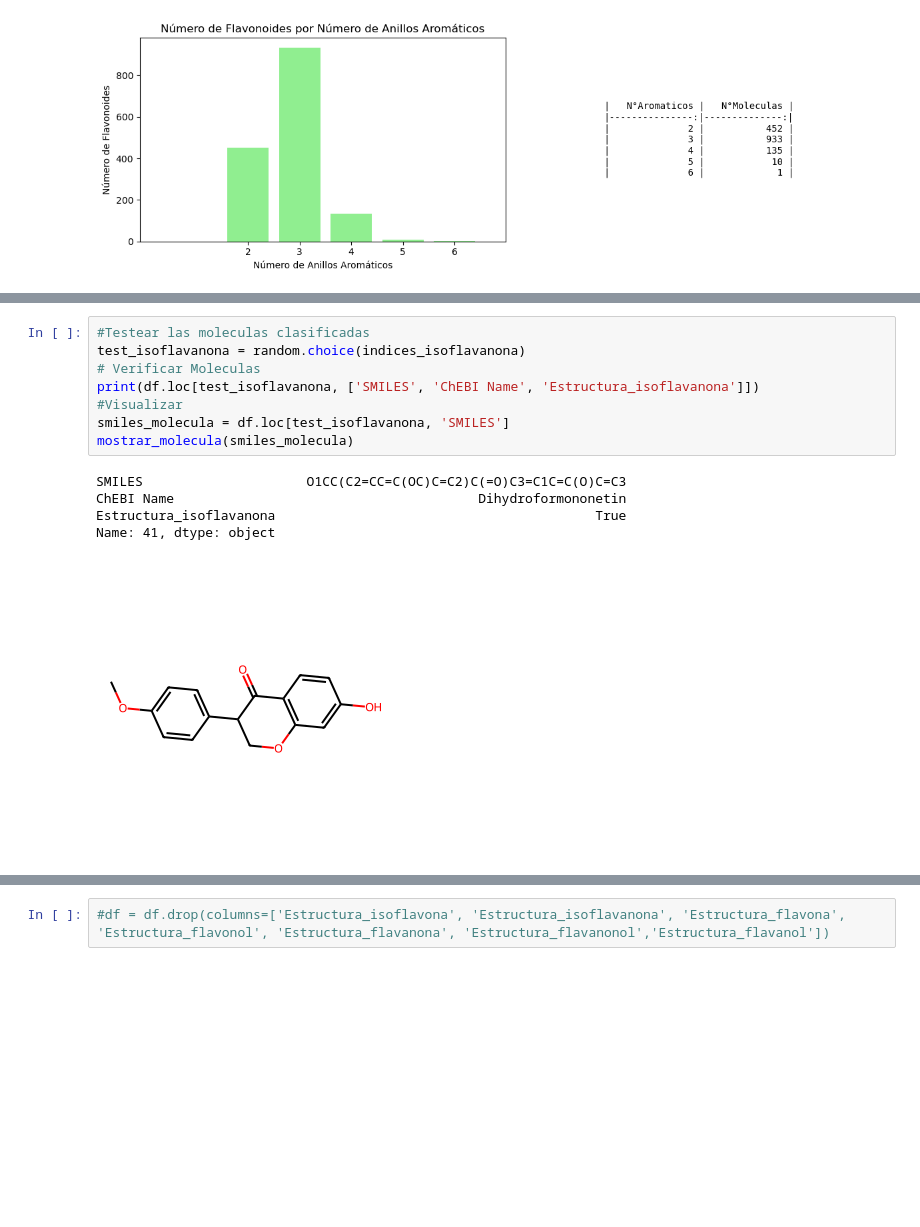
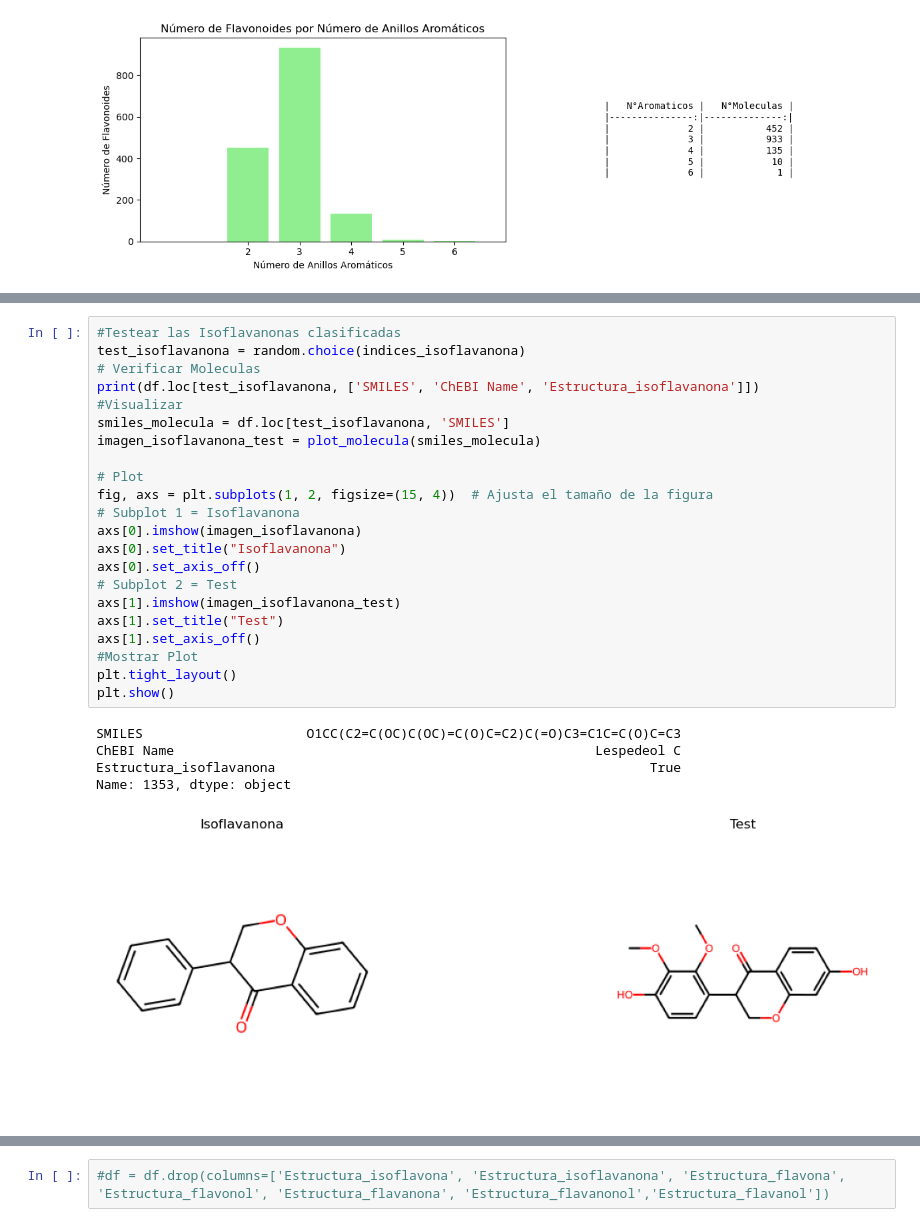
Before and after one commit to mauriciocruzriveros/BasededatosFlavonoides, a Jupyter notebook: flavonoids_collab.ipynb, the cells around one changed output, grey strips where cells are left out. Drawn from its saved outputs; the diff is of its cells as text; blank space fills up the shorter version.

```diff
--- a/flavonoids_collab.ipynb
+++ b/flavonoids_collab.ipynb
@@ -780,15 +781,29 @@ df.loc[indices_isoflavanona, ['SMILES', 'ChEBI Name', 'Estructura_isoflavanona',
 # %%
-#Testear las moleculas clasificadas
+#Testear las Isoflavanonas clasificadas
 test_isoflavanona = random.choice(indices_isoflavanona)
 # Verificar Moleculas
 print(df.loc[test_isoflavanona, ['SMILES', 'ChEBI Name', 'Estructura_isoflavanona']])
 #Visualizar
 smiles_molecula = df.loc[test_isoflavanona, 'SMILES']
-mostrar_molecula(smiles_molecula)
+imagen_isoflavanona_test = plot_molecula(smiles_molecula)
+
+# Plot
+fig, axs = plt.subplots(1, 2, figsize=(15, 4))  # Ajusta el tamaño de la figura
+# Subplot 1 = Isoflavanona
+axs[0].imshow(imagen_isoflavanona)
+axs[0].set_title("Isoflavanona")
+axs[0].set_axis_off()
+# Subplot 2 = Test
+axs[1].imshow(imagen_isoflavanona_test)
+axs[1].set_title("Test")
+axs[1].set_axis_off()
+#Mostrar Plot
+plt.tight_layout()
+plt.show()
 # %% [output]
-SMILES                     O1CC(C2=CC=C(OC)C=C2)C(=O)C3=C1C=C(O)C=C3
-ChEBI Name                                       Dihydroformononetin
-Estructura_isoflavanona                                         True
-Name: 41, dtype: object
+SMILES                     O1CC(C2=C(OC)C(OC)=C(O)C=C2)C(=O)C3=C1C=C(O)C=C3
+ChEBI Name                                                      Lespedeol C
+Estructura_isoflavanona                                                True
+Name: 1353, dtype: object
-[figure, old version]
+[figure, new version]
 # %%
```
Also changed, not shown: parts of 31 cells of this notebook.
